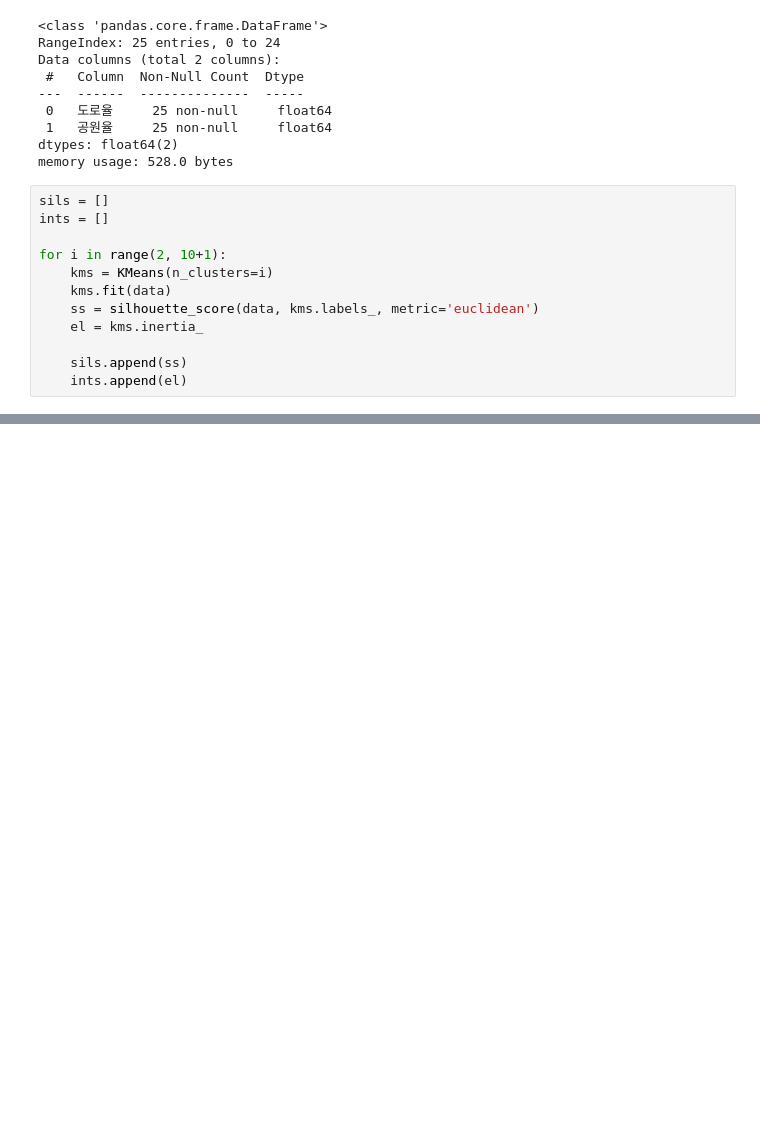
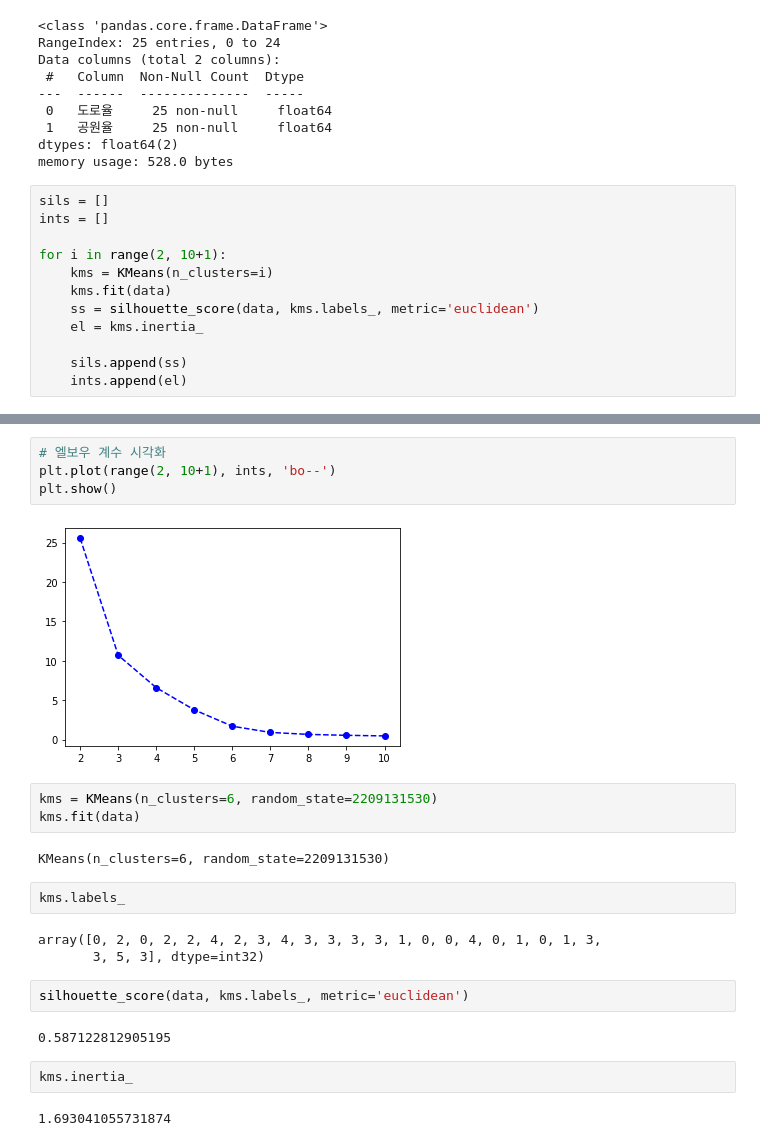
Before and after one commit to HJoon-K/Find_Dust, a Jupyter notebook: 04데이터분석.ipynb, the cells around one changed output, grey strips where cells are left out. Saved outputs shown, nothing was run; the diff lists cells and outputs as text; blank space fills up the shorter version.

```diff
--- a/04데이터분석.ipynb
+++ b/04데이터분석.ipynb
@@ -167,0 +198,24 @@ ValueError: ignored
+# %%
+# 엘보우 계수 시각화
+plt.plot(range(2, 10+1), ints, 'bo--')
+plt.show()
+# %% [output]
+[figure, added]
+# %%
+kms = KMeans(n_clusters=6, random_state=2209131530)
+kms.fit(data)
+# %% [output]
+KMeans(n_clusters=6, random_state=2209131530)
+# %%
+kms.labels_
+# %% [output]
+array([0, 2, 0, 2, 2, 4, 2, 3, 4, 3, 3, 3, 3, 1, 0, 0, 4, 0, 1, 0, 1, 3,
+       3, 5, 3], dtype=int32)
+# %%
+silhouette_score(data, kms.labels_, metric='euclidean')
+# %% [output]
+0.587122812905195
+# %%
+kms.inertia_
+# %% [output]
+1.693041055731874
```
Also changed, not shown: parts of 22 cells of this notebook.
